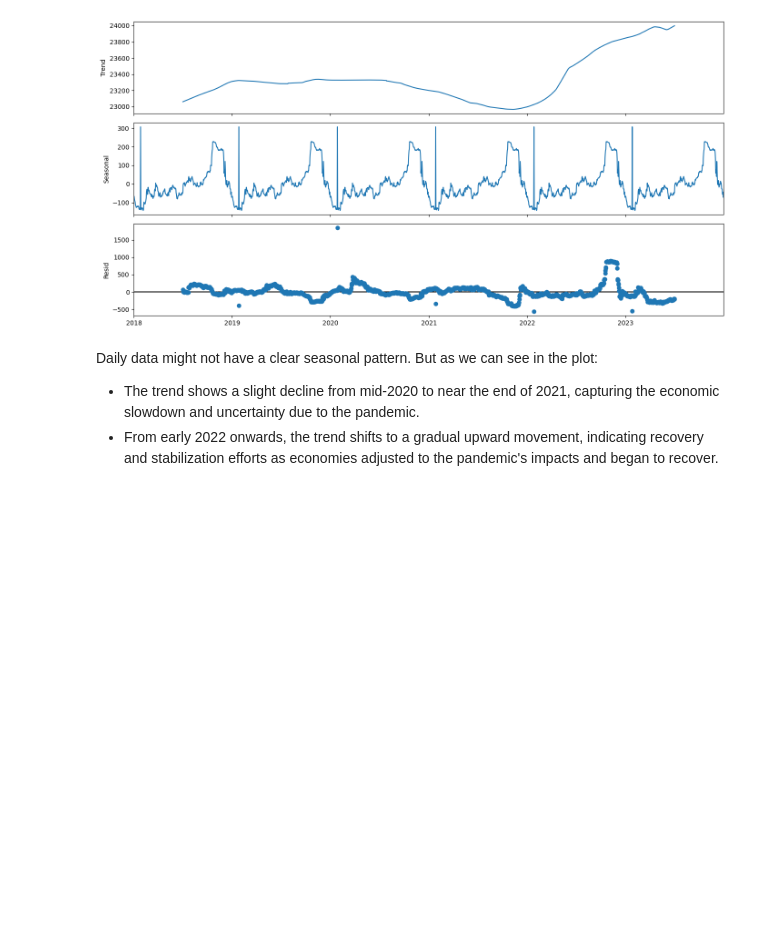
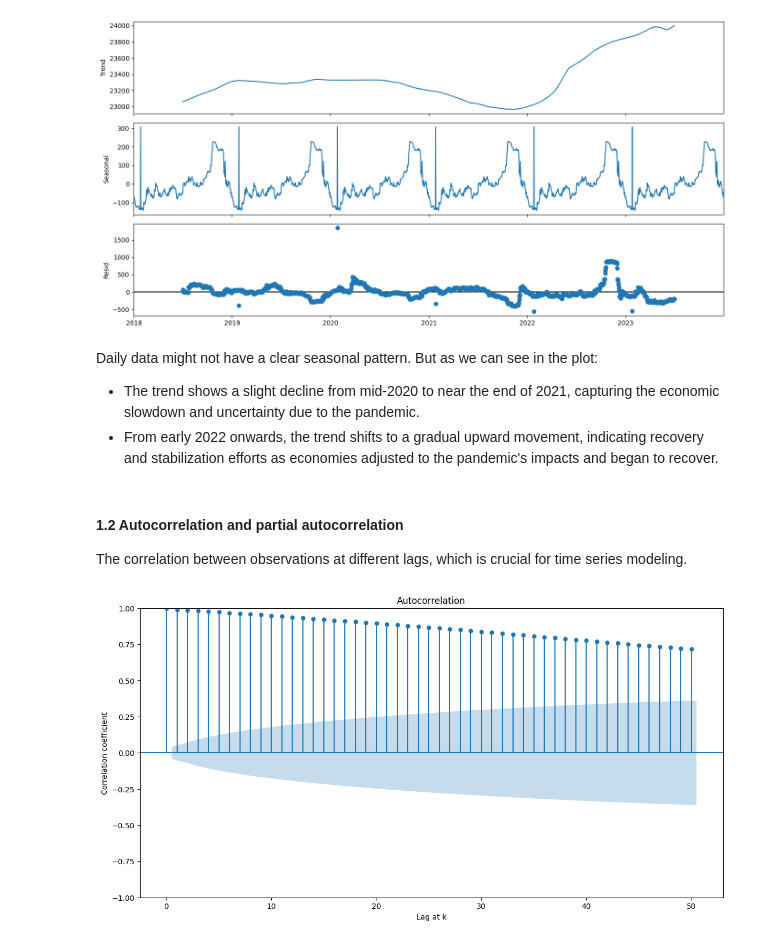
Before and after one commit to VA0211/DSP391m_GROUP3, a Jupyter notebook: eda/eda.ipynb, the cells around one changed output. Drawn from its saved outputs; the diff is of its cells as text; code cells hidden in the pictures; blank space fills up the shorter version.

Commit message:
Autocorrelation and partial autocorrelation

```diff
--- a/eda/eda.ipynb
+++ b/eda/eda.ipynb
@@ -96,3 +96,18 @@ plt.show()
 Daily data might not have a clear seasonal pattern. But as we can see in the plot:
 - The trend shows a slight decline from mid-2020 to near the end of 2021, capturing the economic slowdown and uncertainty due to the pandemic.
 - From early 2022 onwards, the trend shifts to a gradual upward movement, indicating recovery and stabilization efforts as economies adjusted to the pandemic's impacts and began to recover.
+# %% [markdown]
+#### **1.2 Autocorrelation and partial autocorrelation <a class="anchor" id="1_2"></a>**
+The correlation between observations at different lags, which is crucial for time series modeling.
+# %%
+from statsmodels.graphics.tsaplots import plot_acf, plot_pacf
+
+plot_acf(df_tmp['Sell'], lags=50)
+plt.xlabel("Lag at k")
+plt.ylabel("Correlation coefficient")
+plt.show()
+
+# plot_pacf(df_tmp['Sell'], lags=50)
+# plt.show()
+# %% [output]
+[figure, added]
```
